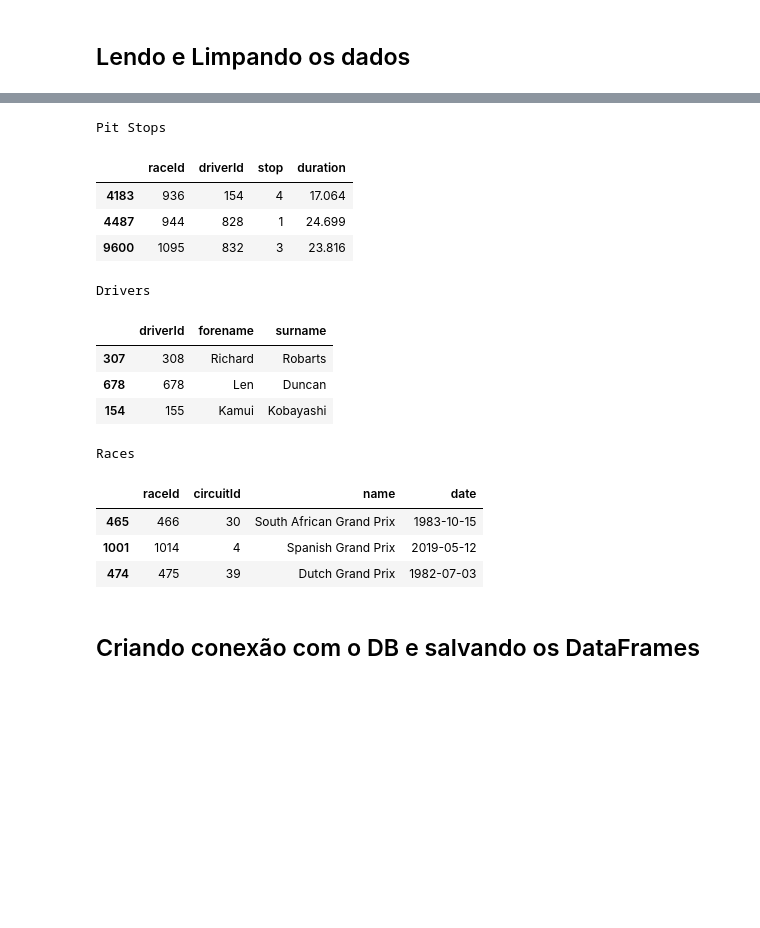
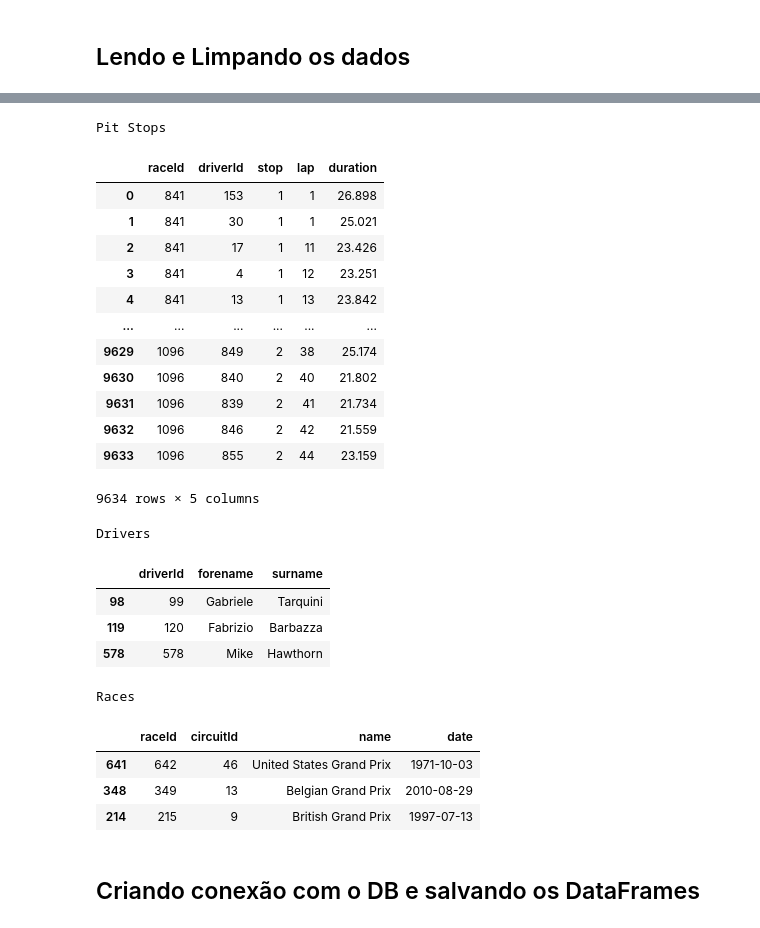
Before and after one commit to SouzaGabriel26/projeto-integrador3, a Jupyter notebook: Initial_ETL.ipynb, the cells around one changed output, grey strips where cells are left out. Saved outputs shown, nothing was run; the diff lists cells and outputs as text; code cells hidden in the pictures; blank space fills up the shorter version.

```diff
--- a/Initial_ETL.ipynb
+++ b/Initial_ETL.ipynb
@@ -42,15 +51,24 @@ Results
 # %%
 for column in pit_stops.columns:
-    if column not in ['raceId', 'driverId', 'stop', 'duration']:
+    if column not in ['raceId', 'driverId', 'stop', 'lap', 'duration']:
         pit_stops = pit_stops.drop(column, axis=1)
 print('Pit Stops')
-pit_stops.sample(3)
+pit_stops
 # %% [output]
 Pit Stops
-|  | raceId | driverId | stop | duration |
-| 4183 | 936 | 154 | 4 | 17.064 |
-| 4487 | 944 | 828 | 1 | 24.699 |
-| 9600 | 1095 | 832 | 3 | 23.816 |
+|  | raceId | driverId | stop | lap | duration |
+| 0 | 841 | 153 | 1 | 1 | 26.898 |
+| 1 | 841 | 30 | 1 | 1 | 25.021 |
+| 2 | 841 | 17 | 1 | 11 | 23.426 |
+| 3 | 841 | 4 | 1 | 12 | 23.251 |
+| 4 | 841 | 13 | 1 | 13 | 23.842 |
+| ... | ... | ... | ... | ... | ... |
+| 9629 | 1096 | 849 | 2 | 38 | 25.174 |
+| 9630 | 1096 | 840 | 2 | 40 | 21.802 |
+| 9631 | 1096 | 839 | 2 | 41 | 21.734 |
+| 9632 | 1096 | 846 | 2 | 42 | 21.559 |
+| 9633 | 1096 | 855 | 2 | 44 | 23.159 |
+9634 rows × 5 columns
 # %%
 for column in drivers.columns:
     if column not in ['driverId', 'forename', 'surname']:
@@ -60,9 +78,9 @@ drivers.sample(3)
 # %% [output]
 Drivers
 |  | driverId | forename | surname |
-| 307 | 308 | Richard | Robarts |
-| 678 | 678 | Len | Duncan |
-| 154 | 155 | Kamui | Kobayashi |
+| 98 | 99 | Gabriele | Tarquini |
+| 119 | 120 | Fabrizio | Barbazza |
+| 578 | 578 | Mike | Hawthorn |
 # %%
 for column in races.columns:
     if column not in ['raceId', 'circuitId', 'name', 'date']:
@@ -72,9 +90,9 @@ races.sample(3)
 # %% [output]
 Races
 |  | raceId | circuitId | name | date |
-| 465 | 466 | 30 | South African Grand Prix | 1983-10-15 |
-| 1001 | 1014 | 4 | Spanish Grand Prix | 2019-05-12 |
-| 474 | 475 | 39 | Dutch Grand Prix | 1982-07-03 |
+| 641 | 642 | 46 | United States Grand Prix | 1971-10-03 |
+| 348 | 349 | 13 | Belgian Grand Prix | 2010-08-29 |
+| 214 | 215 | 9 | British Grand Prix | 1997-07-13 |
 # %% [markdown]
 ## Criando conexão com o DB e salvando os DataFrames
 # %%
```
Also changed, not shown: parts of 9 cells of this notebook, 6 other files.
